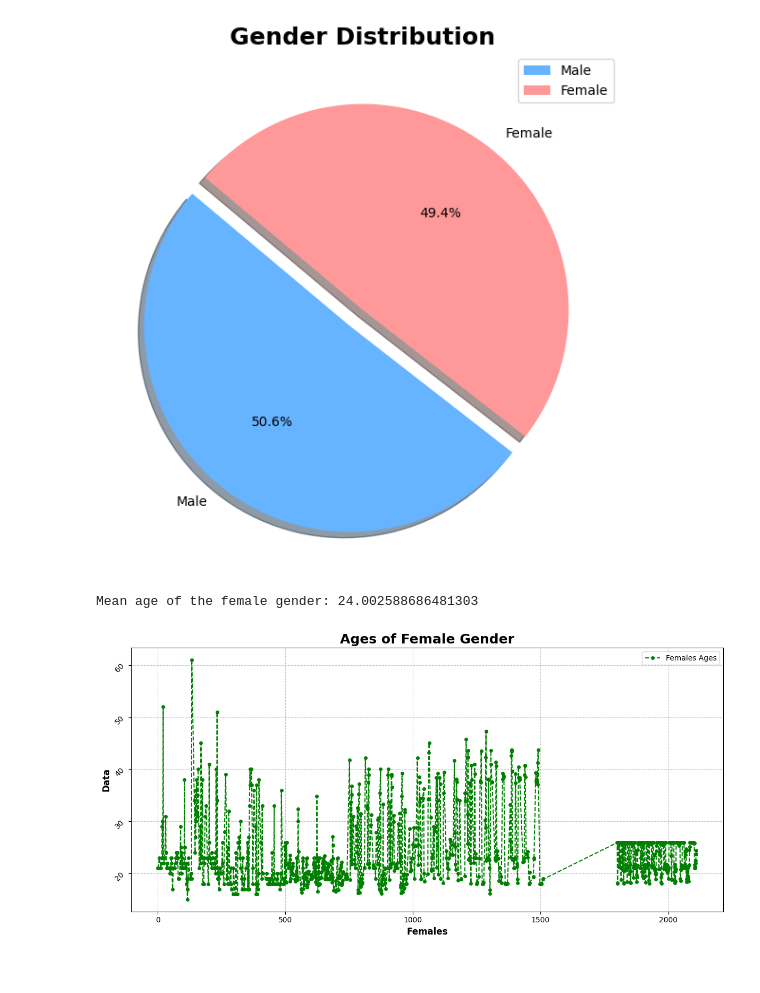
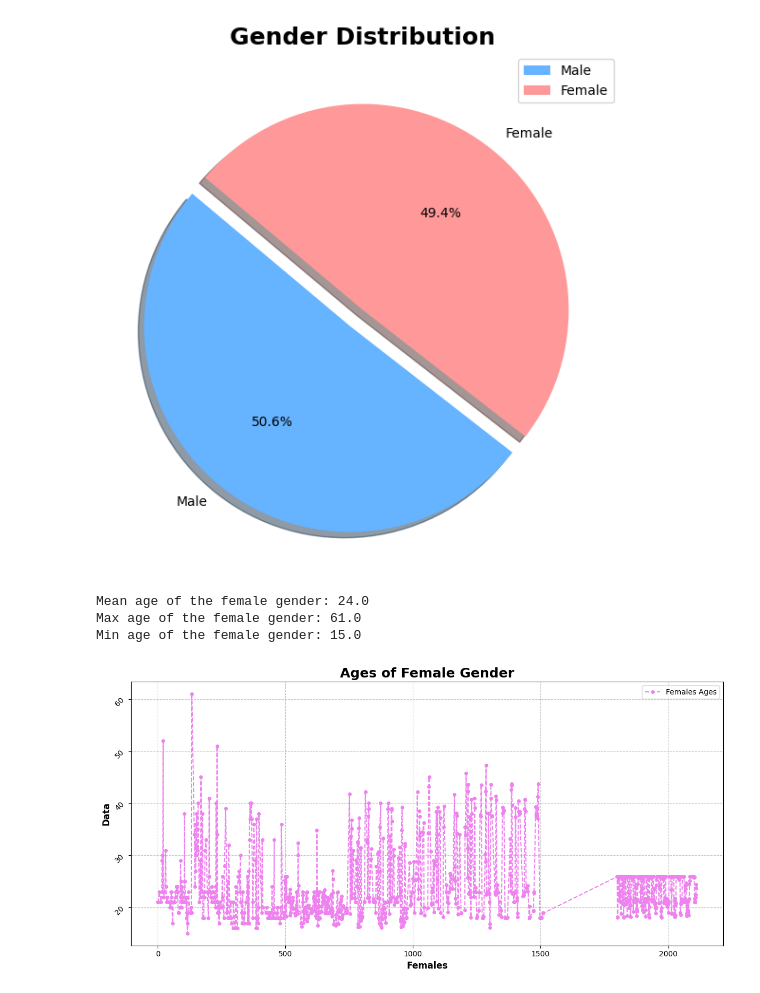
Before and after one commit to letizialanza01/SR_Obesity_Project, a Jupyter notebook: SR_Obesity_Project.ipynb, the cells around one changed output. Saved outputs shown, nothing was run; the diff lists cells and outputs as text; code cells hidden in the pictures.

Commit message:
coding some plots

```diff
--- a/SR_Obesity_Project.ipynb
+++ b/SR_Obesity_Project.ipynb
@@ -331,20 +331,26 @@ Number of males who responded: 1068
 # %%
 female_df = obesity_df[obesity_df['Gender'] == 'Female']
 female_ages = female_df['Age']
-mean_female_ages = female_ages.mean()
+mean_female_ages = female_ages.mean().round(0)
+max_female_ages = female_ages.max().round(0)
+min_female_ages = female_ages.min().round(0)
 print('Mean age of the female gender:', mean_female_ages)
+print('Max age of the female gender:', max_female_ages)
+print('Min age of the female gender:', min_female_ages)
 
 plt.figure(figsize = (12,6))
-plt.plot(female_ages, color = 'green', linestyle = '--', marker = 'o', markersize = 4, label = 'Females Ages')
+plt.plot(female_ages, color = 'violet', linestyle = '--', marker = 'o', markersize = 4, label = 'Females Ages')
 plt.title('Ages of Female Gender', fontweight = 'bold', fontsize = 18, color = 'black')
 plt.ylabel('Data', fontweight = 'bold', color = 'black', fontsize = 12)
 plt.xlabel('Females', fontweight = 'bold', color = 'black', fontsize = 12)
 plt.yticks(fontsize = 10, rotation = 45)
 plt.xticks(fontsize = 10)
 plt.grid(True, linestyle = '--', alpha = 0.7)
 plt.legend()
 plt.tight_layout()
 plt.show()
 # %% [output]
-Mean age of the female gender: 24.002588686481303
+Mean age of the female gender: 24.0
+Max age of the female gender: 61.0
+Min age of the female gender: 15.0
-[figure, old version]
+[figure, new version]
```
Also changed, not shown: parts of 8 cells of this notebook.
